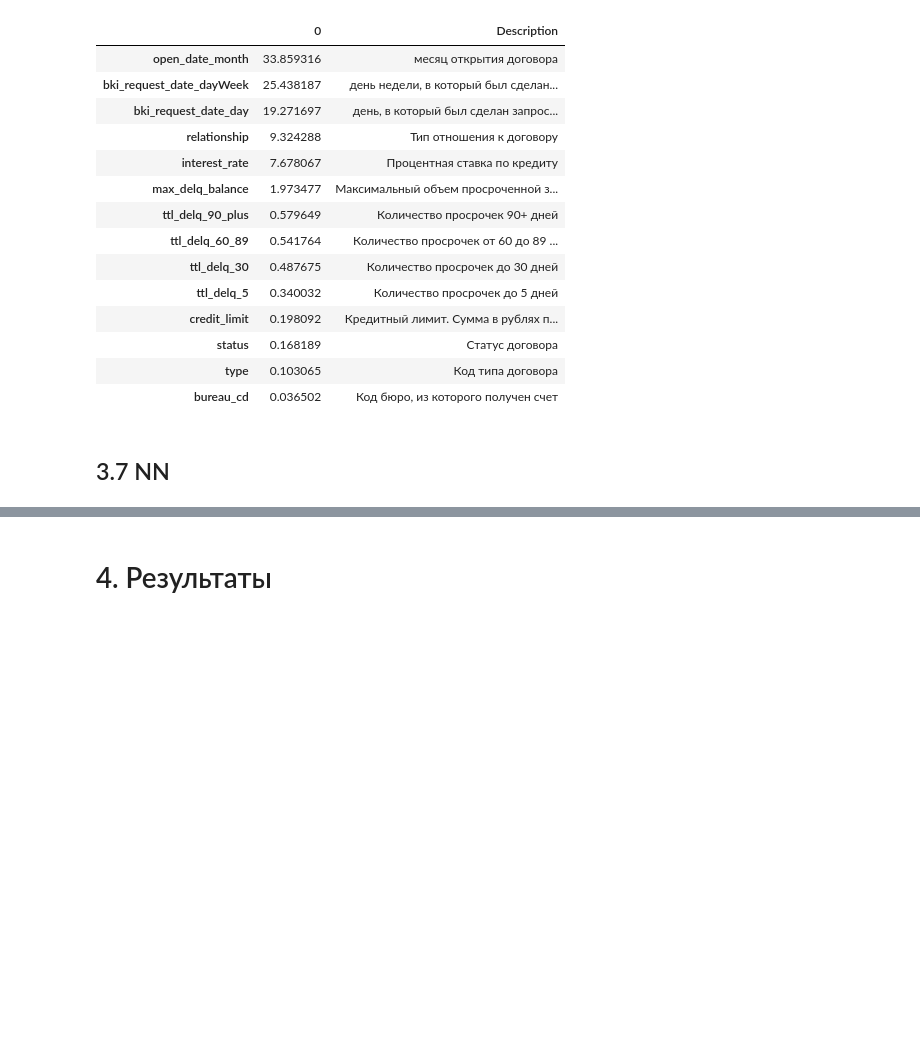
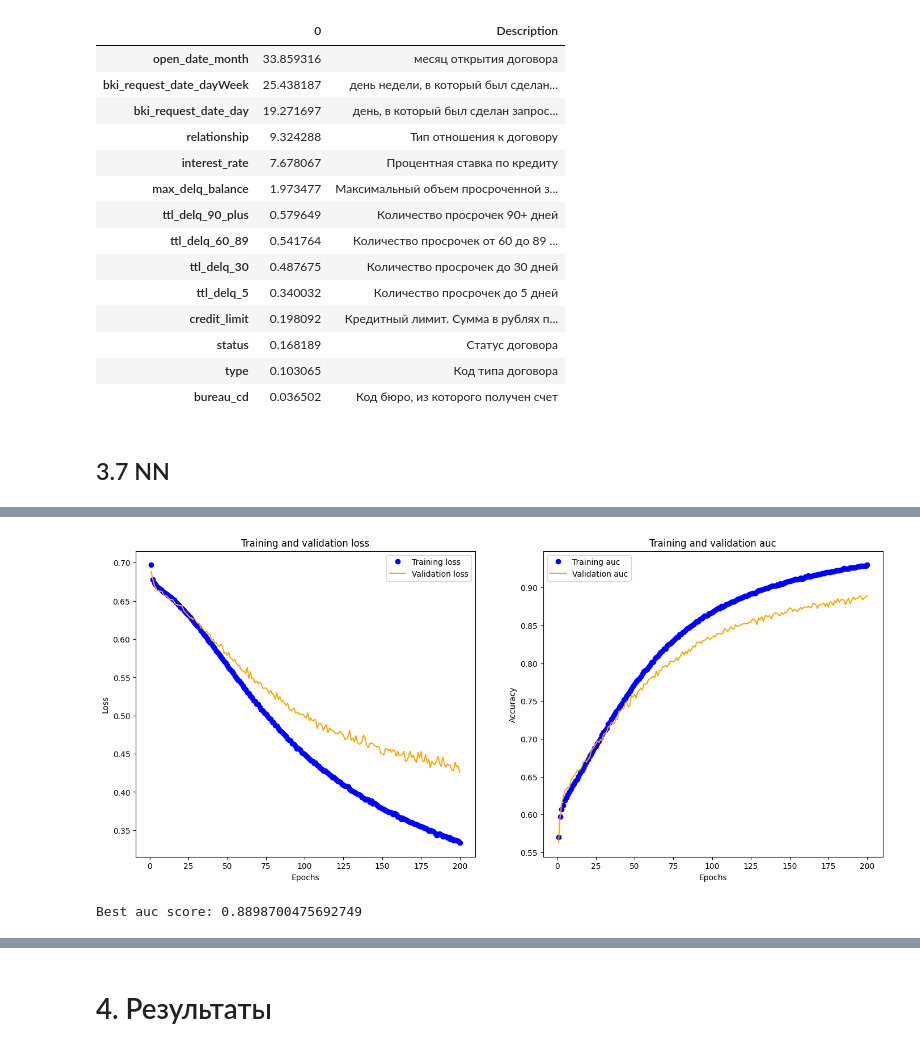
Before and after one commit to Daniil-Kiriakov/analytics-projects, a Jupyter notebook: scoring/scoring_3/scoring_models_new.ipynb, the cells around one changed output, grey strips where cells are left out. Cells and saved outputs as stored; diff of their text form; code cells hidden in the pictures; blank space fills up the shorter version.

```diff
--- a/scoring/scoring_3/scoring_models_new.ipynb
+++ b/scoring/scoring_3/scoring_models_new.ipynb
@@ -1416,0 +1332,37 @@ weighted avg       0.82      0.82      0.82      9966
+# %%
+plt.figure(figsize=(17, 7))
+plt.subplot(1, 2, 1)
+
+loss_values = history.history['loss']
+val_loss_values = history.history['val_loss']
+
+epochs = range(1, len(loss_values) + 1)
+
+plt.plot(epochs, loss_values, 'bo', label='Training loss')
+plt.plot(epochs, val_loss_values, 'orange', label='Validation loss')
+plt.title('Training and validation loss')
+plt.xlabel('Epochs')
+plt.ylabel('Loss')
+plt.legend()
+
+plt.subplot(1, 2, 2)
+acc = history.history[list(history.history.keys())[1]]
+val_acc = history.history[list(history.history.keys())[3]]
+
+epochs = range(1, len(acc) + 1)
+
+plt.plot(epochs, acc, 'bo', label='Training auc')
+plt.plot(epochs, val_acc, 'orange', label='Validation auc')
+plt.title('Training and validation auc')
+plt.xlabel('Epochs')
+plt.ylabel('Accuracy')
+plt.legend()
+plt.show()
+
+print()
+print(f'Best auc score: {np.max(val_acc)}')
+
+plt.show()
+# %% [output]
+[figure, added]
+Best auc score: 0.8898700475692749
```
Also changed, not shown: parts of 25 cells of this notebook.
